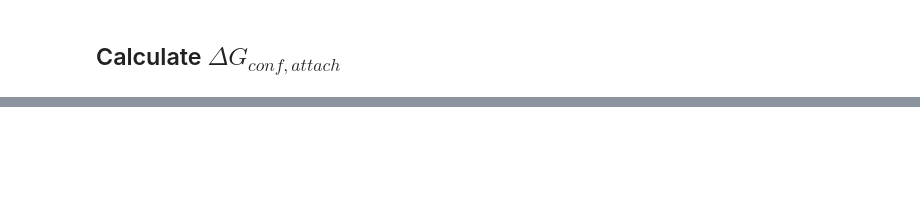
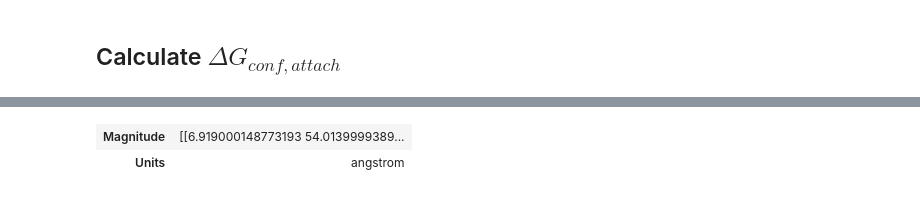
Before and after one commit to jaketanderson/PL-ABFE-BRD4, a Jupyter notebook: main.ipynb, the cells around one changed output, grey strips where cells are left out. Saved outputs shown, nothing was run; the diff lists cells and outputs as text; code cells hidden in the pictures; blank space fills up the shorter version.

```diff
--- a/main.ipynb
+++ b/main.ipynb
@@ -1716,0 +2195,6 @@ window_list = restraints.utils.create_window_list(attach_conf_restraints_dynamic
+# %%
+c = ligand_mol.conformers[0]
+c
+# %% [output]
+| Magnitude | [[6.919000148773193 54.0139999389... |
+| Units | angstrom |
```
Also changed, not shown: parts of 23 cells of this notebook, 7 other files.
